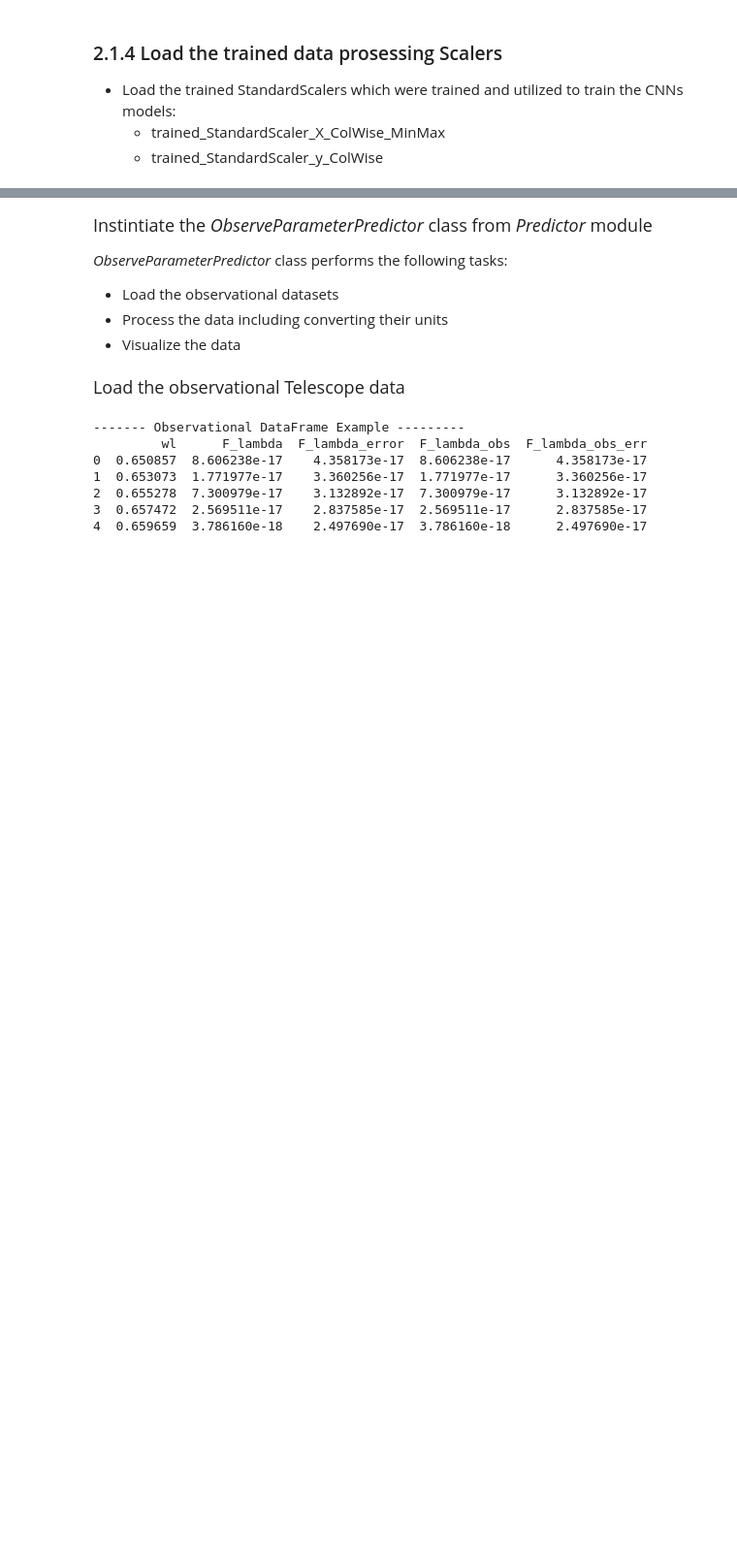
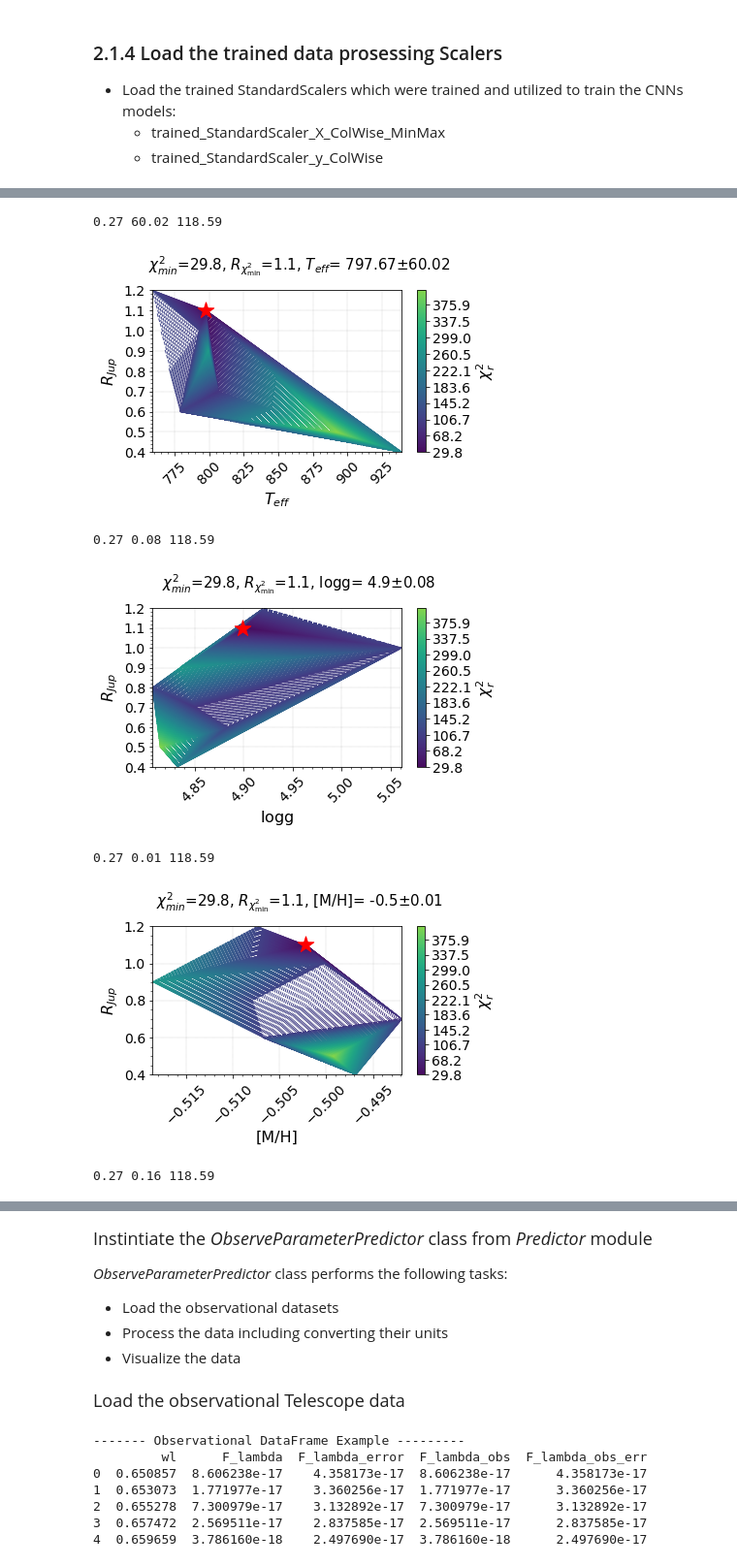
Before and after one commit to EhsanGharibNezhad/TelescopeML, a Jupyter notebook: tutorials/2__Predict_BrownDwarf_Parameters.ipynb, the cells around one changed output, grey strips where cells are left out. Shown at 97% size. Saved outputs shown, nothing was run; the diff lists cells and outputs as text; code cells hidden in the pictures; blank space fills up the shorter version.

```diff
--- a/tutorials/2__Predict_BrownDwarf_Parameters.ipynb
+++ b/tutorials/2__Predict_BrownDwarf_Parameters.ipynb
@@ -136,0 +192,9 @@ In the following, we will deploy the trained CNN models to predict atmospheric p
+# %%
+HD3651B_BD_literature_info = {
+          'bd_name':'HD3651B',
+          'bd_Teff':818,
+          'bd_logg':3.94,
+          'bd_met': -0.22,
+          'bd_distance_pc' : 11.134,
+          'bd_radius_Rjup' : .81,
+          'bd_radius_Rjup_tuned': .81} #0.81
@@ -136,0 +295,14 @@ In the following, we will deploy the trained CNN models to predict atmospheric p
+# %%
+Rmin = np.round(HD3651B_BD_literature_info['bd_radius_Rjup'],1)- 0.4
+Rmax = np.round(HD3651B_BD_literature_info['bd_radius_Rjup'],1)+ 0.4
+Radius_list = list( np.linspace(Rmin, Rmax, num=int((Rmax - Rmin) / 0.1) + 1).round(2) )
+
+HD3651B_tuned_ML_R_param_df = tune_radius(
+                        Rmin = Rmin,
+                        Rmax = Rmax,
+                        dR = 0.1,
+                        Radius_list = Radius_list, #list(np.linspace(.6,1.1,num=51)),
+                        brown_dwarf_literature_info = HD3651B_BD_literature_info,
+                        __plot_results__=True,
+                        __print_results__=True,
+                        __plot_stat_results__=True,)
@@ -136,0 +353,12 @@ In the following, we will deploy the trained CNN models to predict atmospheric p
+# %%
+plot_tricontour_chi2_radius(tuned_ML_R_param_df = HD3651B_tuned_ML_R_param_df,
+                                list_=['temperature', 'gravity', 'metallicity', 'c_o_ratio'],
+                                __save_plot__=False)
+# %% [output]
+0.27 60.02 118.59
+[figure, added]
+0.27 0.08 118.59
+[figure, added]
+0.27 0.01 118.59
+[figure, added]
+0.27 0.16 118.59
```
Also changed, not shown: parts of 90 cells of this notebook, 13 other files.
